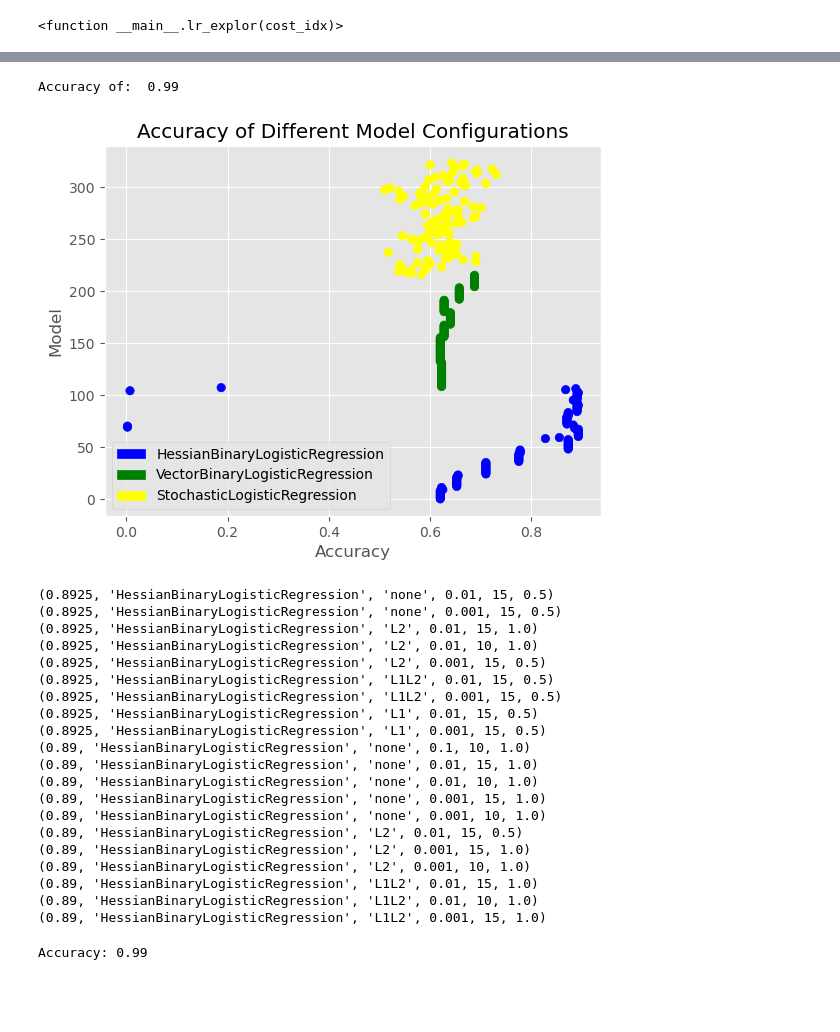
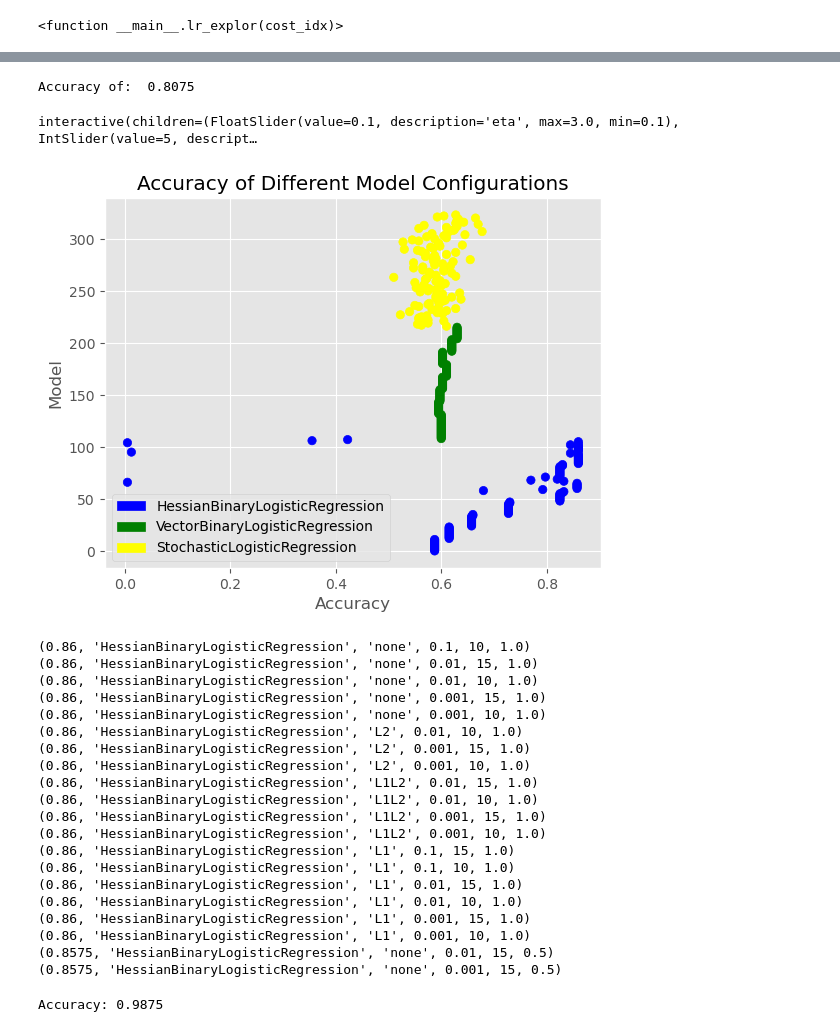
Before and after one commit to ephraim888sun/ML7324_Extending_-Logistic_Regression, a Jupyter notebook: LogisticRegressionProj3.ipynb, the cells around one changed output, grey strips where cells are left out. Drawn from its saved outputs; the diff is of its cells as text; code cells hidden in the pictures; blank space fills up the shorter version.

Commit message:
Fixed some more code (RegularizedBinaryLogisticRegression)

```diff
--- a/LogisticRegressionProj3.ipynb
+++ b/LogisticRegressionProj3.ipynb
@@ -758,13 +760,13 @@ class HessianBinaryLogisticRegression(BinaryLogisticRegression):
         return pinv(hessian) @ gradient
 
 
-hlr = HessianBinaryLogisticRegression(eta=1.0,iterations=4,C=.001)#only need a few iterations
+hlr = HessianBinaryLogisticRegression(eta=.1,iterations=1,C=4,regularization='L1')#only need a few iterations
 hlr.fit(X_train_binary, y_train_binary)
 yhat = hlr.predict(X_test_binary)
 # print(hlr)
 print('Accuracy of: ', accuracy_score(y_test_binary, yhat))
 # %% [output]
-Accuracy of:  0.99
+Accuracy of:  0.8075
 # %%
 
 # # for this, we won't perform our own BFGS implementation
@@ -890,8 +892,8 @@ param_grid = {
     'eta': [0.1, 0.5, 1.0],
     'iterations': [5, 10, 15],
     'C': [0.001, 0.01, 0.1],
-    # 'solver': [BFGSBinaryLogisticRegression,HessianBinaryLogisticRegression, VectorBinaryLogisticRegression, StochasticLogisticRegression],
-    'solver': [HessianBinaryLogisticRegression, VectorBinaryLogisticRegression, StochasticLogisticRegression],
+    # 'solver': [BFGSBinaryLogisticRegression,HessianBinaryLogisticRegression, RegularizedBinaryLogisticRegression, StochasticLogisticRegression],
+    'solver': [HessianBinaryLogisticRegression, RegularizedBinaryLogisticRegression, StochasticLogisticRegression],
     'regularization': ["none", "L1", "L2", "L1L2"]
 }
 
@@ -924,38 +926,62 @@ for solver in param_grid['solver']:
                     iterations.append(iteration)
                     etas.append(eta)
                     accuracies.append(accuracy)
+# %%
+import ipywidgets as widgets
+from IPython.display import display
+
+# Define the sliders
+eta_slider = widgets.FloatSlider(min=0.1, max=3, step=0.1, value=0.1, description='eta')
+iterations_slider = widgets.IntSlider(min=0, max=20, step=5, value=5, description='iterations')
+C_slider = widgets.FloatLogSlider(min=-3, max=4, base=10, step=1, value=0.001, description='C')
+solver_dropdown = widgets.Dropdown(options=[HessianBinaryLogisticRegression, RegularizedBinaryLogisticRegression, StochasticLogisticRegression], value=HessianBinaryLogisticRegression, description='solver')
+regularization_dropdown = widgets.Dropdown(options=["none", "L1", "L2", "L1L2"], value="none", description='regularization')
+
+# Define a function to calculate accuracy
+def calculate_accuracy(eta, iterations, C, solver, regularization):
+    lr = MultiClassLogisticRegression(eta=eta, iterations=iterations, C=C, solver=solver, regularization=regularization)
+    lr.fit(X_train, y_train)
+    yhat = lr.predict(X_test)
+    accuracy = accuracy_score(y_test, yhat)
+    print(f'Accuracy: {accuracy}')
+
+# Create interactive widget
+interactive_plot = widgets.interactive(calculate_accuracy, eta=eta_slider, iterations=iterations_slider, C=C_slider, solver=solver_dropdown, regularization=regularization_dropdown)
+display(interactive_plot)
+# %% [output]
+interactive(children=(FloatSlider(value=0.1, description='eta', max=3.0, min=0.1), IntSlider(value=5, descript…
 # %%
 # Define a dictionary that maps solver names to colors
 color_dict = {
     # 'BFGSBinaryLogisticRegression': 'red',
     'HessianBinaryLogisticRegression': 'blue',
-    'VectorBinaryLogisticRegression': 'green',
+    'RegularizedBinaryLogisticRegression': 'green',
     'StochasticLogisticRegression': 'yellow'
 }
 
 # Convert the solvers list into a list of colors
 colors = [color_dict[solver] for solver in solvers]
 
 # Create a scatter plot
 plt.scatter(accuracies, range(len(accuracies)), c=colors)
 plt.xlabel('Accuracy')
 plt.ylabel('Model')
 plt.title('Accuracy of Different Model Configurations')
 
 # Define the legend labels
 # legend_labels = [f'{solver}: {regularization}' for solver, regularization in zip(solvers, regularizations)]
 
 # # Create the legend
 # plt.legend(handles=plt.scatter([], [], c=colors), labels=legend_labels, loc='lower right')
 # Create a list of Patch objects for the legend
 legend_patches = [Patch(color=color_dict[solver], label=solver) for solver in color_dict.keys()]
 
 # Create the legend
 plt.legend(handles=legend_patches, loc='lower left')
 
 plt.show()
 # %% [output]
-[figure, old version]
+[figure, new version]
 # %%
 sorted_data = sorted(zip(accuracies, solvers, regularizations, Cs, iterations, etas), reverse=True)
 accuracies, solvers, regularizations, Cs, iterations, etas = zip(*sorted_data)
@@ -963,26 +989,26 @@ topTwenty = list(zip(accuracies[:20], solvers[:20], regularizations[:20], Cs[:20
 for item in topTwenty:
     print(item)
 # %% [output]
-(0.8925, 'HessianBinaryLogisticRegression', 'none', 0.01, 15, 0.5)
-(0.8925, 'HessianBinaryLogisticRegression', 'none', 0.001, 15, 0.5)
-(0.8925, 'HessianBinaryLogisticRegression', 'L2', 0.01, 15, 1.0)
-(0.8925, 'HessianBinaryLogisticRegression', 'L2', 0.01, 10, 1.0)
-(0.8925, 'HessianBinaryLogisticRegression', 'L2', 0.001, 15, 0.5)
-(0.8925, 'HessianBinaryLogisticRegression', 'L1L2', 0.01, 15, 0.5)
-(0.8925, 'HessianBinaryLogisticRegression', 'L1L2', 0.001, 15, 0.5)
-(0.8925, 'HessianBinaryLogisticRegression', 'L1', 0.01, 15, 0.5)
-(0.8925, 'HessianBinaryLogisticRegression', 'L1', 0.001, 15, 0.5)
-(0.89, 'HessianBinaryLogisticRegression', 'none', 0.1, 10, 1.0)
-(0.89, 'HessianBinaryLogisticRegression', 'none', 0.01, 15, 1.0)
-(0.89, 'HessianBinaryLogisticRegression', 'none', 0.01, 10, 1.0)
-(0.89, 'HessianBinaryLogisticRegression', 'none', 0.001, 15, 1.0)
-(0.89, 'HessianBinaryLogisticRegression', 'none', 0.001, 10, 1.0)
-(0.89, 'HessianBinaryLogisticRegression', 'L2', 0.01, 15, 0.5)
-(0.89, 'HessianBinaryLogisticRegression', 'L2', 0.001, 15, 1.0)
-(0.89, 'HessianBinaryLogisticRegression', 'L2', 0.001, 10, 1.0)
-(0.89, 'HessianBinaryLogisticRegression', 'L1L2', 0.01, 15, 1.0)
-(0.89, 'HessianBinaryLogisticRegression', 'L1L2', 0.01, 10, 1.0)
-(0.89, 'HessianBinaryLogisticRegression', 'L1L2', 0.001, 15, 1.0)
+(0.86, 'HessianBinaryLogisticRegression', 'none', 0.1, 10, 1.0)
+(0.86, 'HessianBinaryLogisticRegression', 'none', 0.01, 15, 1.0)
+(0.86, 'HessianBinaryLogisticRegression', 'none', 0.01, 10, 1.0)
+(0.86, 'HessianBinaryLogisticRegression', 'none', 0.001, 15, 1.0)
+(0.86, 'HessianBinaryLogisticRegression', 'none', 0.001, 10, 1.0)
+(0.86, 'HessianBinaryLogisticRegression', 'L2', 0.01, 10, 1.0)
+(0.86, 'HessianBinaryLogisticRegression', 'L2', 0.001, 15, 1.0)
+(0.86, 'HessianBinaryLogisticRegression', 'L2', 0.001, 10, 1.0)
+(0.86, 'HessianBinaryLogisticRegression', 'L1L2', 0.01, 15, 1.0)
+(0.86, 'HessianBinaryLogisticRegression', 'L1L2', 0.01, 10, 1.0)
+(0.86, 'HessianBinaryLogisticRegression', 'L1L2', 0.001, 15, 1.0)
+(0.86, 'HessianBinaryLogisticRegression', 'L1L2', 0.001, 10, 1.0)
+(0.86, 'HessianBinaryLogisticRegression', 'L1', 0.1, 15, 1.0)
+(0.86, 'HessianBinaryLogisticRegression', 'L1', 0.1, 10, 1.0)
+(0.86, 'HessianBinaryLogisticRegression', 'L1', 0.01, 15, 1.0)
+(0.86, 'HessianBinaryLogisticRegression', 'L1', 0.01, 10, 1.0)
+(0.86, 'HessianBinaryLogisticRegression', 'L1', 0.001, 15, 1.0)
+(0.86, 'HessianBinaryLogisticRegression', 'L1', 0.001, 10, 1.0)
+(0.8575, 'HessianBinaryLogisticRegression', 'none', 0.01, 15, 0.5)
+(0.8575, 'HessianBinaryLogisticRegression', 'none', 0.001, 15, 0.5)
 # %%
 import numpy as np
 
@@ -1031,4 +1057,4 @@ y_pred = model.predict(X_test_binary)
 # Print the accuracy of the model
 print("Accuracy:", accuracy_score(y_test_binary, y_pred))
 # %% [output]
-Accuracy: 0.99
+Accuracy: 0.9875
```
Also changed, not shown: parts of 9 cells of this notebook.
